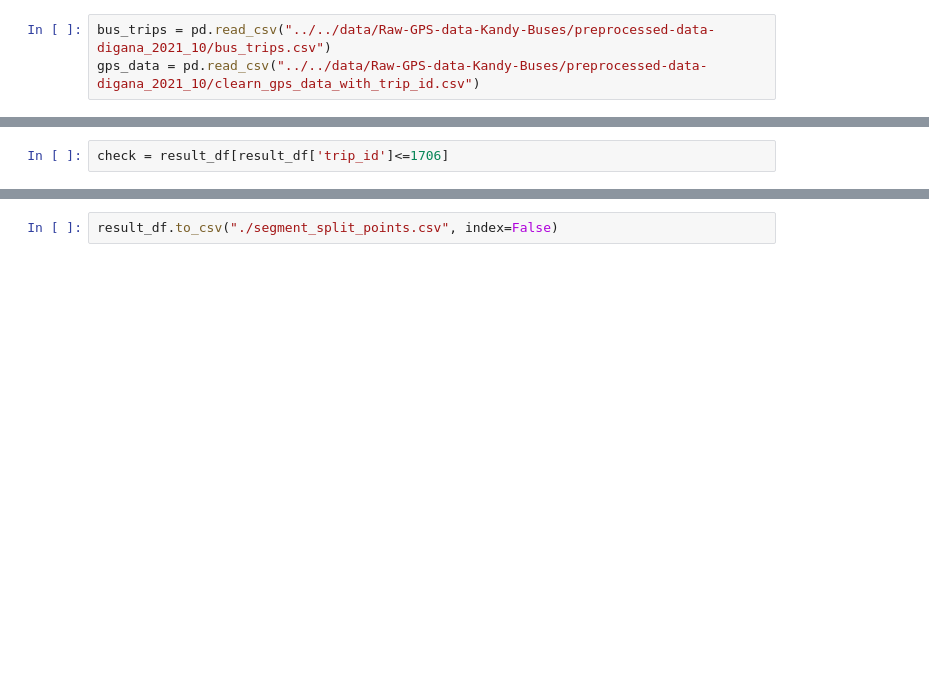
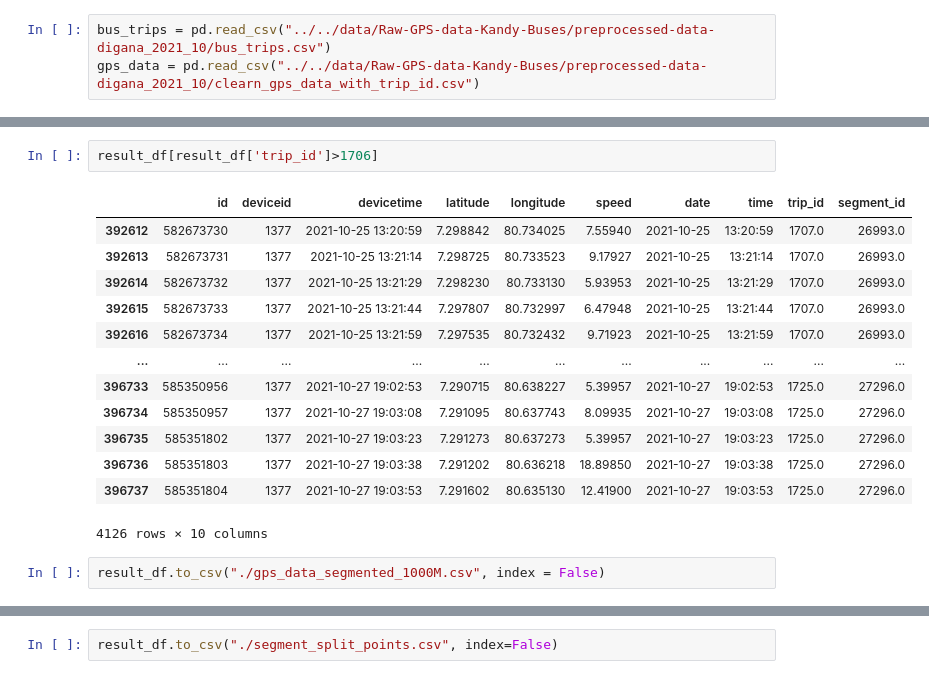
Before and after one commit to DriverBehaviour-FYP/Driver-Behaviour-Analysis, a Jupyter notebook: notebook/segment-by-distance/TripSegmenterByDistance.ipynb, the cells around one changed output, grey strips where cells are left out. Drawn from its saved outputs; the diff is of its cells as text; blank space fills up the shorter version.

```diff
--- a/notebook/segment-by-distance/TripSegmenterByDistance.ipynb
+++ b/notebook/segment-by-distance/TripSegmenterByDistance.ipynb
@@ -304,2 +311,18 @@ KeyboardInterrupt:
 # %%
-check = result_df[result_df['trip_id']<=1706]
+result_df[result_df['trip_id']>1706]
+# %% [output]
+|  | id | deviceid | devicetime | latitude | longitude | speed | date | time | trip_id | segment_id |
+| 392612 | 582673730 | 1377 | 2021-10-25 13:20:59 | 7.298842 | 80.734025 | 7.55940 | 2021-10-25 | 13:20:59 | 1707.0 | 26993.0 |
+| 392613 | 582673731 | 1377 | 2021-10-25 13:21:14 | 7.298725 | 80.733523 | 9.17927 | 2021-10-25 | 13:21:14 | 1707.0 | 26993.0 |
+| 392614 | 582673732 | 1377 | 2021-10-25 13:21:29 | 7.298230 | 80.733130 | 5.93953 | 2021-10-25 | 13:21:29 | 1707.0 | 26993.0 |
+| 392615 | 582673733 | 1377 | 2021-10-25 13:21:44 | 7.297807 | 80.732997 | 6.47948 | 2021-10-25 | 13:21:44 | 1707.0 | 26993.0 |
+| 392616 | 582673734 | 1377 | 2021-10-25 13:21:59 | 7.297535 | 80.732432 | 9.71923 | 2021-10-25 | 13:21:59 | 1707.0 | 26993.0 |
+| ... | ... | ... | ... | ... | ... | ... | ... | ... | ... | ... |
+| 396733 | 585350956 | 1377 | 2021-10-27 19:02:53 | 7.290715 | 80.638227 | 5.39957 | 2021-10-27 | 19:02:53 | 1725.0 | 27296.0 |
+| 396734 | 585350957 | 1377 | 2021-10-27 19:03:08 | 7.291095 | 80.637743 | 8.09935 | 2021-10-27 | 19:03:08 | 1725.0 | 27296.0 |
+| 396735 | 585351802 | 1377 | 2021-10-27 19:03:23 | 7.291273 | 80.637273 | 5.39957 | 2021-10-27 | 19:03:23 | 1725.0 | 27296.0 |
+| 396736 | 585351803 | 1377 | 2021-10-27 19:03:38 | 7.291202 | 80.636218 | 18.89850 | 2021-10-27 | 19:03:38 | 1725.0 | 27296.0 |
+| 396737 | 585351804 | 1377 | 2021-10-27 19:03:53 | 7.291602 | 80.635130 | 12.41900 | 2021-10-27 | 19:03:53 | 1725.0 | 27296.0 |
+4126 rows × 10 columns
+# %%
+result_df.to_csv("./gps_data_segmented_1000M.csv", index = False)
```
Also changed, not shown: parts of 6 cells of this notebook, 3 other files.
